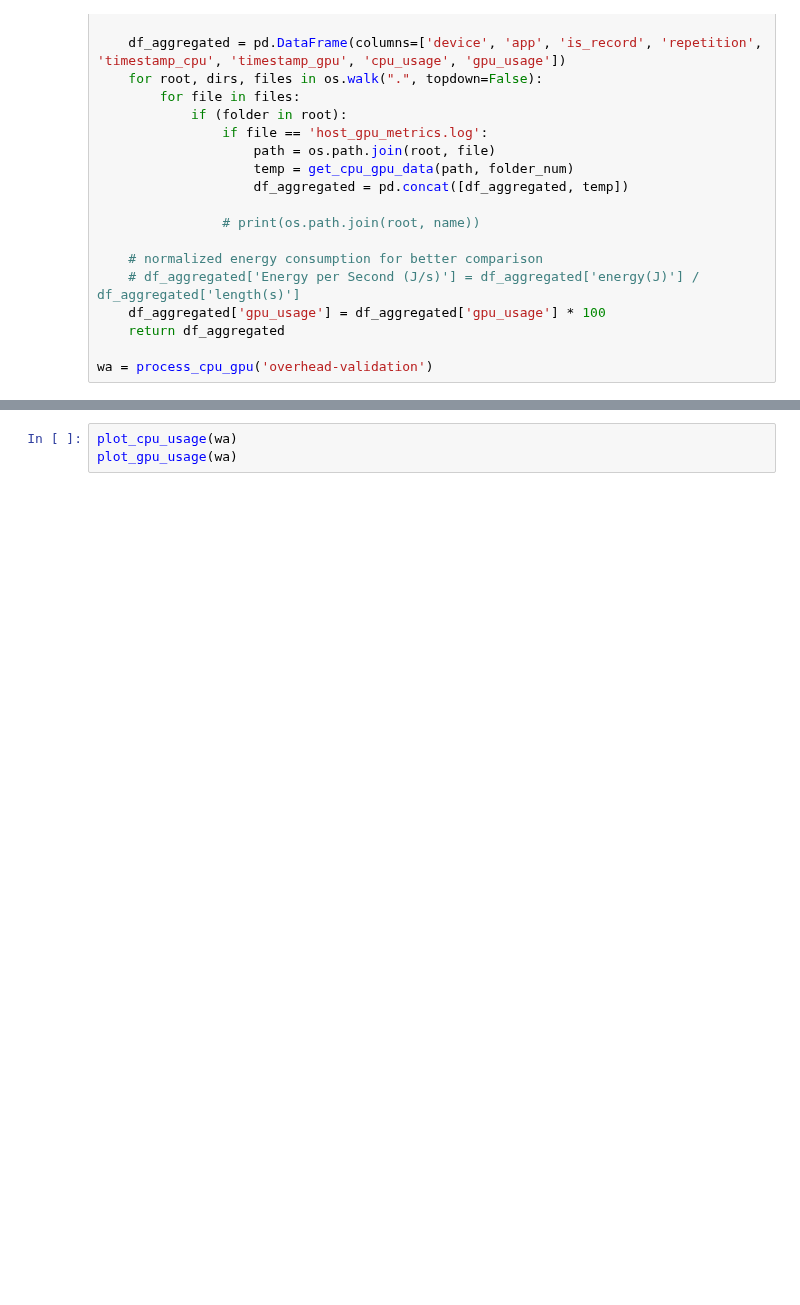
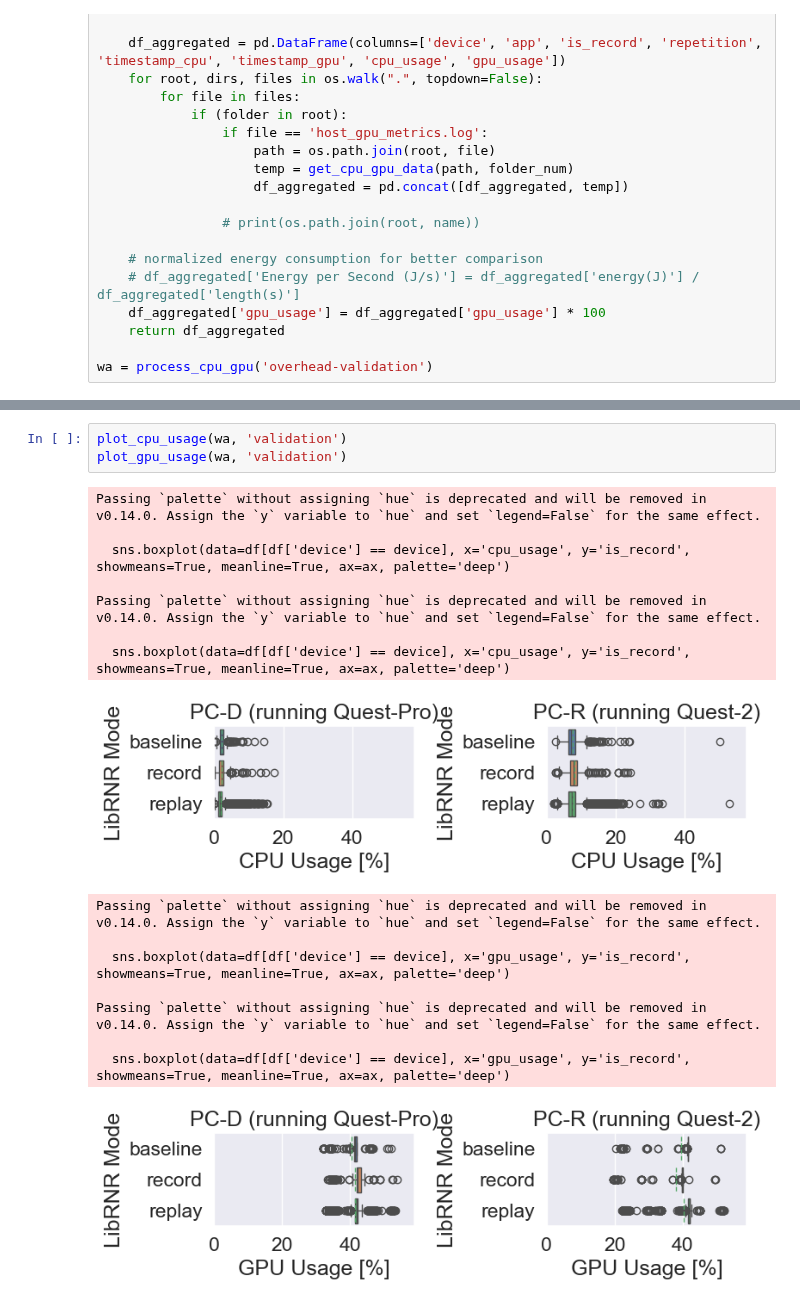
Before and after one commit to Raiduy/librnr-experiments, a Jupyter notebook: analysis_BM.ipynb, the cells around one changed output, grey strips where cells are left out. Cells and saved outputs as stored; diff of their text form; blank space fills up the shorter version.

```diff
--- a/analysis_BM.ipynb
+++ b/analysis_BM.ipynb
@@ -410,6 +418,23 @@ def plot_cpu_usage(df):
     plt.show()
 # %%
-plot_cpu_usage(wa)
-plot_gpu_usage(wa)
+plot_cpu_usage(wa, 'validation')
+plot_gpu_usage(wa, 'validation')
+# %% [output]
+Passing `palette` without assigning `hue` is deprecated and will be removed in v0.14.0. Assign the `y` variable to `hue` and set `legend=False` for the same effect.
+
+  sns.boxplot(data=df[df['device'] == device], x='cpu_usage', y='is_record', showmeans=True, meanline=True, ax=ax, palette='deep')
+
+Passing `palette` without assigning `hue` is deprecated and will be removed in v0.14.0. Assign the `y` variable to `hue` and set `legend=False` for the same effect.
+
+  sns.boxplot(data=df[df['device'] == device], x='cpu_usage', y='is_record', showmeans=True, meanline=True, ax=ax, palette='deep')
+[figure, added]
+Passing `palette` without assigning `hue` is deprecated and will be removed in v0.14.0. Assign the `y` variable to `hue` and set `legend=False` for the same effect.
+
+  sns.boxplot(data=df[df['device'] == device], x='gpu_usage', y='is_record', showmeans=True, meanline=True, ax=ax, palette='deep')
+
+Passing `palette` without assigning `hue` is deprecated and will be removed in v0.14.0. Assign the `y` variable to `hue` and set `legend=False` for the same effect.
+
+  sns.boxplot(data=df[df['device'] == device], x='gpu_usage', y='is_record', showmeans=True, meanline=True, ax=ax, palette='deep')
+[figure, added]
 # %%
 swap = process_cpu_gpu('swap-vr')
```
Also changed, not shown: parts of 8 cells of this notebook, 6 other files.
